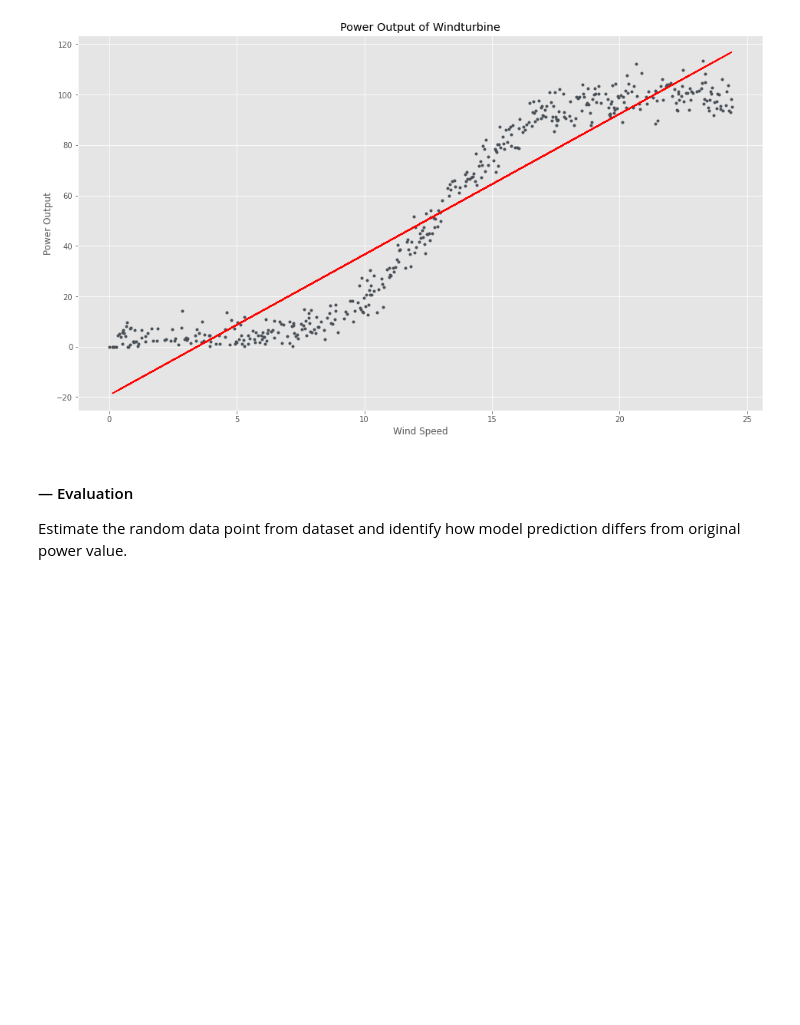
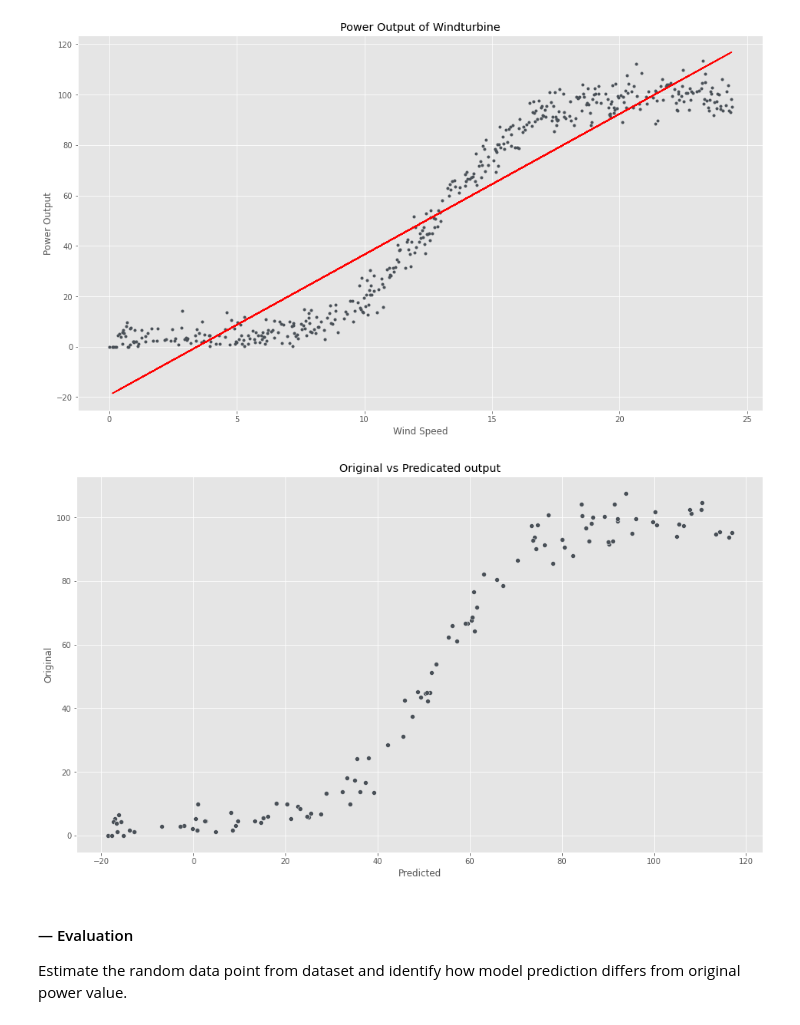
Before and after one commit to mizydorek/Fundamentals-of-Data-Analysis-Project-2020, a Jupyter notebook: project.ipynb, the cells around one changed output. Saved outputs shown, nothing was run; the diff lists cells and outputs as text; code cells hidden in the pictures; blank space fills up the shorter version.

Commit message:
added few plots and corrected few minor bugs

```diff
--- a/project.ipynb
+++ b/project.ipynb
@@ -385,6 +387,9 @@ plt.ylabel('Power Output');
 [figure]
 # %% [markdown]
 #### — Train Test Split
+# %%
+x = df.iloc[:, :1].values
+y = df.iloc[:, 1].values
 # %%
 # Using train_test_split() from the scikit-learn library, makes it easy to split dataset into training and testing data.
 from sklearn.model_selection import train_test_split
@@ -435,6 +440,11 @@ plt.xlabel('Wind Speed')
 plt.ylabel('Power Output');
 # %% [output]
 [figure]
+# %%
+# Plot original versus predicted data.
+sns.scatterplot(predict, y_test).set(title='Original vs Predicated output', xlabel="Predicted", ylabel="Original");
+# %% [output]
+[figure, added]
 # %% [markdown]
 #### — Evaluation
 
```
Also changed, not shown: parts of 6 cells of this notebook.
